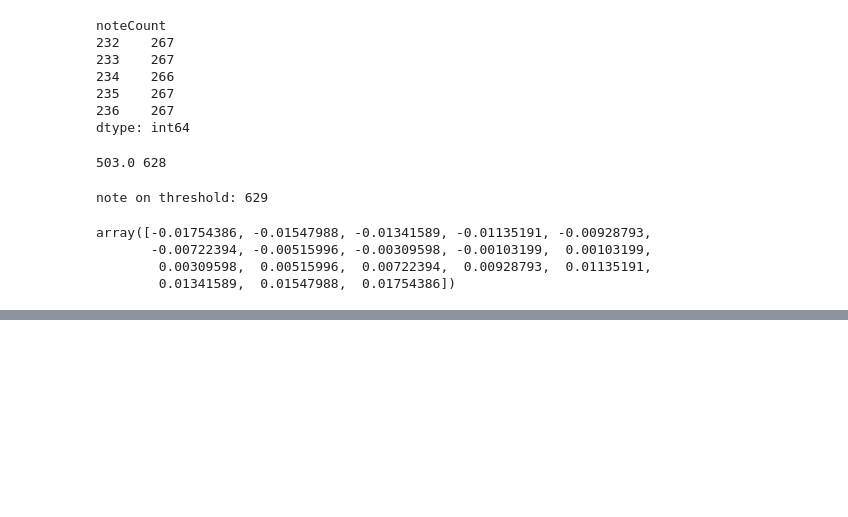
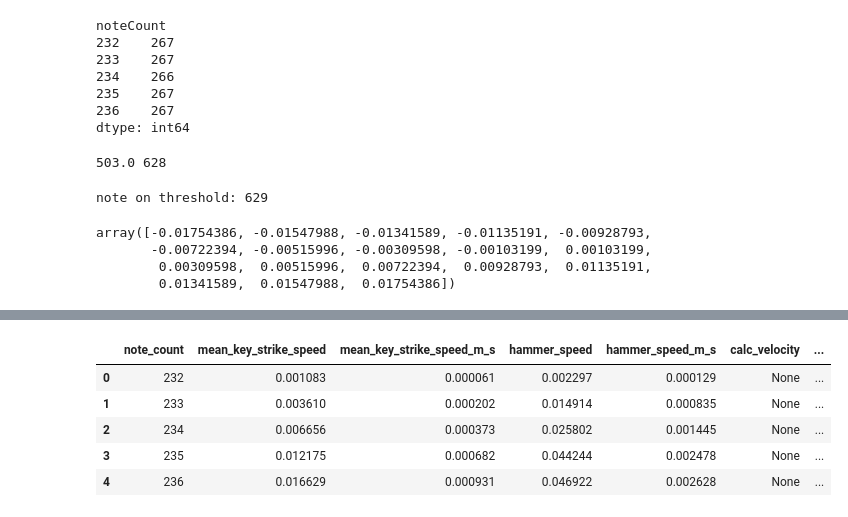
Before and after one commit to aleathwick/midi_hammer, a Jupyter notebook: python/filtering.ipynb, the cells around one changed output, grey strips where cells are left out. Saved outputs shown, nothing was run; the diff lists cells and outputs as text; code cells hidden in the pictures; blank space fills up the shorter version.

```diff
--- a/python/filtering.ipynb
+++ b/python/filtering.ipynb
@@ -585,3 +609,12 @@ for degree in (1,):
+# %%
+strikes
+# %% [output]
+|  | note_count | mean_key_strike_speed | mean_key_strike_speed_m_s | hammer_speed | hammer_speed_m_s | calc_velocity | ... |
+| 0 | 232 | 0.001083 | 0.000061 | 0.002297 | 0.000129 | None | ... |
+| 1 | 233 | 0.003610 | 0.000202 | 0.014914 | 0.000835 | None | ... |
+| 2 | 234 | 0.006656 | 0.000373 | 0.025802 | 0.001445 | None | ... |
+| 3 | 235 | 0.012175 | 0.000682 | 0.044244 | 0.002478 | None | ... |
+| 4 | 236 | 0.016629 | 0.000931 | 0.046922 | 0.002628 | None | ... |
 # %%
 for strike_df, sim_df in zip(strike_dfs, sim_dfs):
 # n = 0
```
Also changed, not shown: parts of 3 cells of this notebook.
